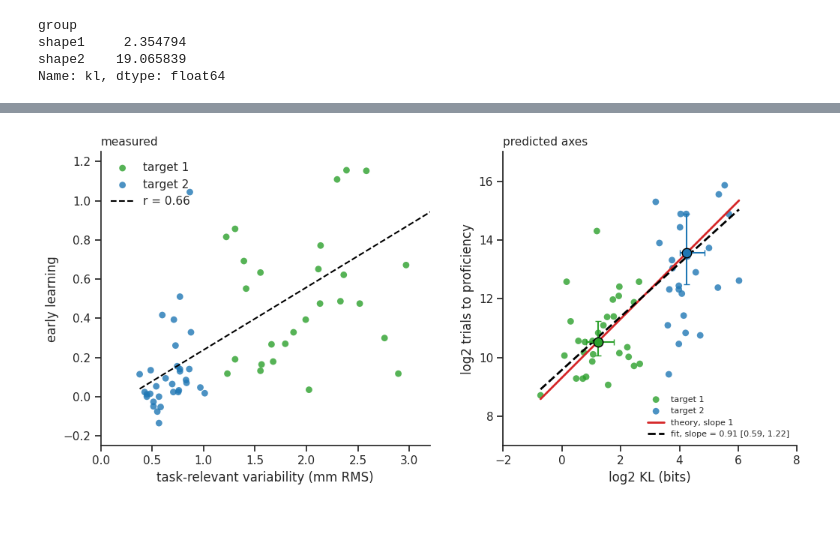
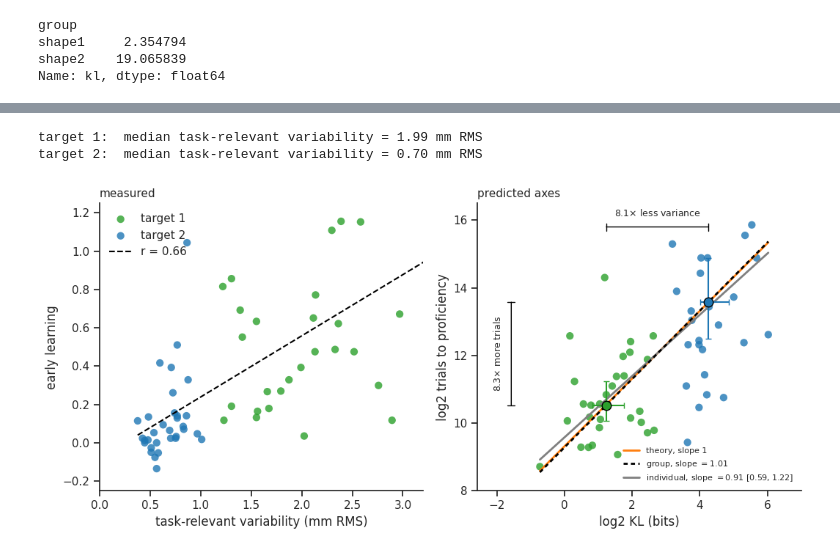
Before and after one commit to lingqiz/inductive-bias, a Jupyter notebook: analysis/motor_learning.ipynb, the cells around one changed output, grey strips where cells are left out. Cells and saved outputs as stored; diff of their text form; code cells hidden in the pictures; blank space fills up the shorter version.

```diff
--- a/analysis/motor_learning.ipynb
+++ b/analysis/motor_learning.ipynb
@@ -144,38 +146,39 @@ Name: kl, dtype: float64
 # inverted through its window average, E = (1 / M0) * integral of z(m) from 0 to M0.
 M0 = 800           # window over which early learning is averaged
 ALPHA = 1.0        # power-law exponent
-PROFICIENCY = 0.9  # learning level that counts as proficient
+ASYMPTOTE = 2.0    # where the saturating forms level off; above the largest E (1.72)
+PROFICIENCY = 0.9  # fraction of the asymptote that counts as proficient
 
 def trials_rate(e):
     """Constant rate, tau = M0 / E."""
     return PROFICIENCY * M0 / e
 
 def trials_exp(e):
-    """Exponential, z = 1 - exp(-m / tau), so E = 1 - (tau / M0) (1 - exp(-M0 / tau))."""
+    """Exponential, z = A (1 - exp(-m / tau)), so E / A = 1 - (tau / M0) (1 - exp(-M0 / tau))."""
     window_mean = lambda tau: 1 - (tau / M0) * (1 - np.exp(-M0 / tau))
-    tau = np.array([brentq(lambda tau: window_mean(tau) - ei, 1e-3, 1e12)
+    tau = np.array([brentq(lambda tau: window_mean(tau) - ei / ASYMPTOTE, 1e-3, 1e12)
                     for ei in np.atleast_1d(e)])
     return tau * np.log(1 / (1 - PROFICIENCY))
 
 def trials_pow(e):
-    """Saturating power law, 1 - z = (1 + m / tau)**(-alpha)."""
+    """Saturating power law, 1 - z / A = (1 + m / tau)**(-alpha)."""
     if ALPHA == 1:
         window_mean = lambda tau: 1 - (tau / M0) * np.log1p(M0 / tau)
     else:
         window_mean = lambda tau: 1 - (tau / (M0 * (1 - ALPHA))) * ((1 + M0 / tau) ** (1 - ALPHA) - 1)
-    tau = np.array([brentq(lambda tau: window_mean(tau) - ei, 1e-3, 1e12)
+    tau = np.array([brentq(lambda tau: window_mean(tau) - ei / ASYMPTOTE, 1e-3, 1e12)
                     for ei in np.atleast_1d(e)])
     return tau * ((1 - PROFICIENCY) ** (-1 / ALPHA) - 1)
 
 E = data.early_learning
-pos = E > 0              # the constant rate only needs some progress
-ok = (E > 0) & (E < 1)   # the saturating forms need a learning level inside (0, 1)
+pos = E > 0                      # the constant rate only needs some progress
+ok = (E > 0) & (E < ASYMPTOTE)   # the saturating forms need a learning level inside (0, A)
 
 data.loc[pos, 'm_rate'] = trials_rate(E[pos])
 data.loc[ok, 'm_exp'] = trials_exp(E[ok])
 data.loc[ok, 'm_pow'] = trials_pow(E[ok])
 
-print('converted: n = %d of %d  (%d with E <= 0, %d with E >= 1)'
-      % (ok.sum(), len(data), (E <= 0).sum(), (E >= 1).sum()))
+print('converted: n = %d of %d  (%d with E <= 0, %d with E >= A)'
+      % (ok.sum(), len(data), (E <= 0).sum(), (E >= ASYMPTOTE).sum()))
 print('constant rate:  n = %d' % pos.sum())
 # %% [output]
@@ -273,13 +282,18 @@ plt.show()
 # %%
 # summary figure: the data as reported, and the same data on the predicted axes
 # panels sized to match one panel of the 3-panel IBL figures, i.e. figsize=(16, 5) / 3
+Y_LIM, X_MAX = [8, 16.5], 7   # right panel: y limits, and where its x axis ends
 fig, axes = plt.subplots(1, 2, figsize=(2 * 16 / 3, 5))
+
+for grp in groups:
+    print('%s:  median task-relevant variability = %.2f mm RMS'
+          % (LABELS[grp], data[data.group == grp].task_var_mmRMS.median()))
 
 # left panel: what Wu et al. measure -- early learning against task-relevant variability
 ax = axes[0]
 for grp in groups:
     sub = data[data.group == grp]
-    ax.scatter(sub.task_var_mmRMS, sub.early_learning, s=40, facecolor=COLORS[grp],
+    ax.scatter(sub.task_var_mmRMS, sub.early_learning, s=55, facecolor=COLORS[grp],
                edgecolor='none', lw=1.3, label=LABELS[grp], alpha=0.8)
 
 # regression across both targets, as in Wu et al. Fig. 1k.  All 61 subjects enter the fit,
@@ -298,40 +312,68 @@ ax.set_title('measured', loc='left', fontsize=11)
 
 # right panel: the same subjects on the axes the theory predicts, slope 1
 ax = axes[1]
 sel = data.dropna(subset=['m_rate'])
 for grp in groups:
     sub = sel[sel.group == grp]
-    ax.scatter(np.log2(sub.kl), np.log2(sub.m_rate), s=40, facecolor=COLORS[grp],
-               edgecolor='none', lw=1.3, label=LABELS[grp], alpha=0.8)
+    ax.scatter(np.log2(sub.kl), np.log2(sub.m_rate), s=55, facecolor=COLORS[grp],
+               edgecolor='none', alpha=0.8)
 
 for grp in groups:
     pt = group_pt[grp]
     ax.errorbar(pt['x'], pt['m_rate']['y'], xerr=pt['xerr'], yerr=pt['m_rate']['yerr'],
                 fmt='o', ms=9, color=COLORS[grp], mec='black', mew=1.0,
                 capsize=3, lw=1.5, zorder=6)
 
 x, y = np.log2(sel.kl), np.log2(sel.m_rate)
 fit = linregress(x, y)
 t_crit = t.ppf(0.975, len(x) - 2)
 x_line = np.linspace(x.min(), x.max(), 100)
-ax.plot(x_line, x_line + (y.mean() - x.mean()), '-', color='tab:red', lw=2, zorder=4,
+ax.plot(x_line, x_line + (y.mean() - x.mean()), '-', color='tab:orange', lw=2, zorder=4,
         label='theory, slope 1')
-ax.plot(x_line, fit.intercept + fit.slope * x_line, '--', color='black', lw=2, zorder=5,
-        label='fit, slope = %.2f [%.2f, %.2f]'
+gx = [group_pt[g]['x'] for g in groups]
+gy = [group_pt[g]['m_rate']['y'] for g in groups]
+g_slope = (gy[0] - gy[1]) / (gx[0] - gx[1])
+ax.plot(x_line, gy[0] + g_slope * (x_line - gx[0]), '--', dashes=(2, 1.6), color='black',
+        lw=2, zorder=5, label='group, slope $= %.2f$' % g_slope)
+ax.plot(x_line, fit.intercept + fit.slope * x_line, '-', color='grey', lw=2, zorder=4,
+        label='individual, slope $= %.2f$ [%.2f, %.2f]'
               % (fit.slope, fit.slope - t_crit * fit.stderr, fit.slope + t_crit * fit.stderr))
 
 ax.set_xlabel('log2 KL (bits)')
 ax.set_ylabel('log2 trials to proficiency')
-ax.set_xlim([-2, 8])
-ax.set_ylim([7, 17])
-ax.set_xticks(np.arange(-2, 9, 2))
-ax.set_yticks(np.arange(8, 18, 2))
+ax.set_ylim(Y_LIM)
+ax.set_xticks(np.arange(-2, X_MAX + 0.01, 2))
+ax.set_yticks(np.arange(8, Y_LIM[1] + 0.01, 2))
 ax.set_aspect('equal', adjustable='box')
 ax.legend(loc='lower right', frameon=False, fontsize=8)
 ax.set_title('predicted axes', loc='left', fontsize=11)
 
 plt.tight_layout()
+
+# The right panel scales both axes equally, which squares its box off and makes it smaller
+# than the left one.  Widening its x span to the left panel's box aspect makes the two boxes
+# exactly the same size while keeping one bit in x the same length as one bit in y.
+fig.canvas.draw()
+box = axes[0].get_window_extent()
+x_span = (Y_LIM[1] - Y_LIM[0]) * box.width / box.height
+axes[1].set_xlim([X_MAX - x_span, X_MAX])
+
+# from the green group median to the blue one: the drop in variance along the top (each bit of
+# x is a halving of v) and the rise in trials along the left.  Equal scaling on both axes, so
+# the two brackets have the same length exactly when the ratios match, as the theory predicts.
+Y_TOP, X_LEFT = 15.8, X_MAX - x_span + 1.0     # where the two brackets sit
+bracket = dict(arrowstyle='|-|, widthA=0.3, widthB=0.3', color='black', lw=1.0,
+               shrinkA=0, shrinkB=0)
+ax.annotate('', xy=(gx[0], Y_TOP), xytext=(gx[1], Y_TOP), arrowprops=bracket)
+ax.text(np.mean(gx), Y_TOP + 0.25, r'%.1f$\times$ less variance' % 2 ** (gx[1] - gx[0]),
+        ha='center', va='bottom', fontsize=9)
+ax.annotate('', xy=(X_LEFT, gy[0]), xytext=(X_LEFT, gy[1]), arrowprops=bracket)
+ax.text(X_LEFT - 0.25, np.mean(gy), r'%.1f$\times$ more trials' % 2 ** (gy[1] - gy[0]),
+        ha='right', va='center', rotation=90, fontsize=9)
+
 fig.savefig('wu_summary.pdf', dpi=300, bbox_inches='tight')
 plt.show()
 # %% [output]
+target 1:  median task-relevant variability = 1.99 mm RMS
+target 2:  median task-relevant variability = 0.70 mm RMS
-[figure, old version]
+[figure, new version]
```
Also changed, not shown: parts of 5 cells of this notebook.
